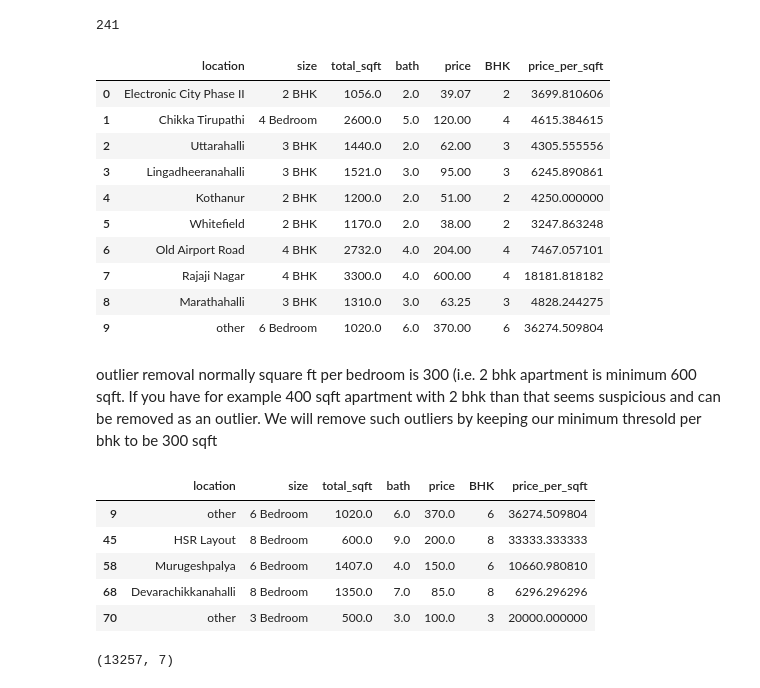
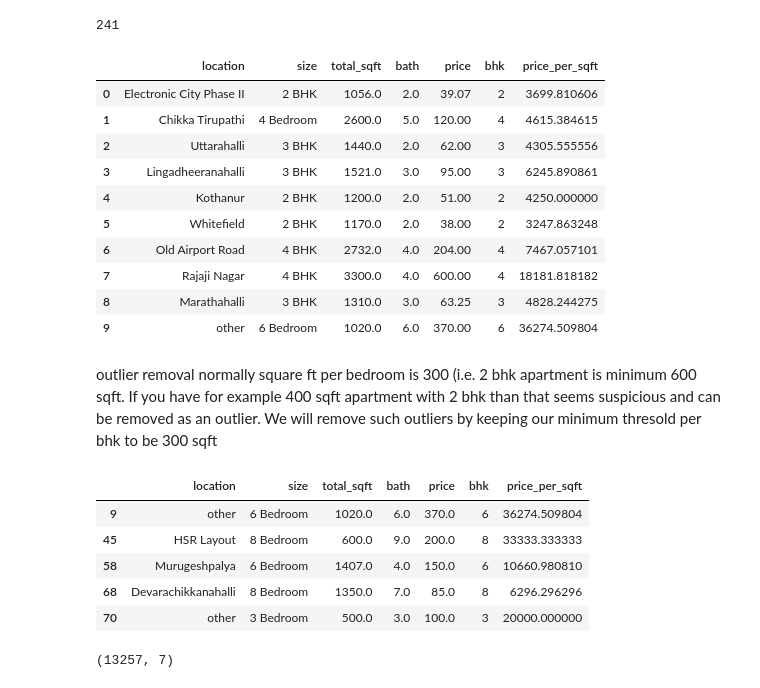
Before and after one commit to vrujal/real-estate-price-predictor, a Jupyter notebook: jupyternotebook/home_price.ipynb, the cells around one changed output. Cells and saved outputs as stored; diff of their text form; code cells hidden in the pictures.

```diff
--- a/jupyternotebook/home_price.ipynb
+++ b/jupyternotebook/home_price.ipynb
@@ -149,7 +149,7 @@ bath          0
 price         0
 dtype: int64
 # %%
-df2['BHK']=df2['size'].apply(lambda x: int(x.split(' ')[0]))
+df2['bhk']=df2['size'].apply(lambda x: int(x.split(' ')[0]))
 # %% [output]
 A value is trying to be set on a copy of a slice from a DataFrame.
 Try using .loc[row_indexer,col_indexer] = value instead
@@ -318,7 +318,7 @@ len(df5.location.unique())
 # %%
 df5.head(10)
 # %% [output]
-|  | location | size | total_sqft | bath | price | BHK | price_per_sqft |
+|  | location | size | total_sqft | bath | price | bhk | price_per_sqft |
 | 0 | Electronic City Phase II | 2 BHK | 1056.0 | 2.0 | 39.07 | 2 | 3699.810606 |
 | 1 | Chikka Tirupathi | 4 Bedroom | 2600.0 | 5.0 | 120.00 | 4 | 4615.384615 |
 | 2 | Uttarahalli | 3 BHK | 1440.0 | 2.0 | 62.00 | 3 | 4305.555556 |
@@ -333,9 +333,9 @@ df5.head(10)
 outlier removal
 normally square ft per bedroom is 300 (i.e. 2 bhk apartment is minimum 600 sqft. If you have for example 400 sqft apartment with 2 bhk than that seems suspicious and can be removed as an outlier. We will remove such outliers by keeping our minimum thresold per bhk to be 300 sqft
 # %%
-df5[df5.total_sqft/df5.BHK<300].head()
+df5[df5.total_sqft/df5.bhk<300].head()
 # %% [output]
-|  | location | size | total_sqft | bath | price | BHK | price_per_sqft |
+|  | location | size | total_sqft | bath | price | bhk | price_per_sqft |
 | 9 | other | 6 Bedroom | 1020.0 | 6.0 | 370.0 | 6 | 36274.509804 |
 | 45 | HSR Layout | 8 Bedroom | 600.0 | 9.0 | 200.0 | 8 | 33333.333333 |
 | 58 | Murugeshpalya | 6 Bedroom | 1407.0 | 4.0 | 150.0 | 6 | 10660.980810 |
```
Also changed, not shown: parts of 19 cells of this notebook, 3 other files.
